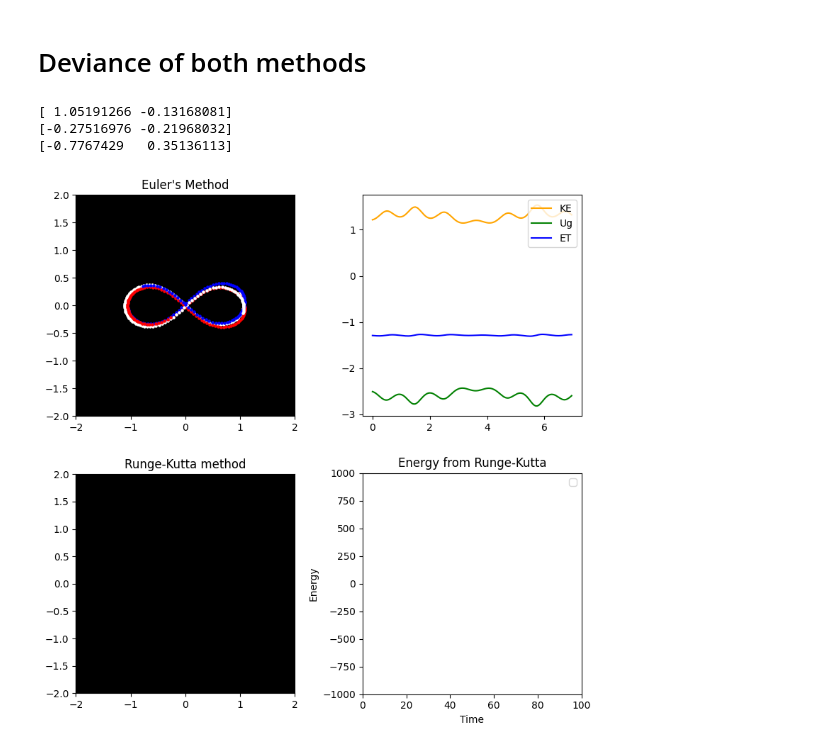
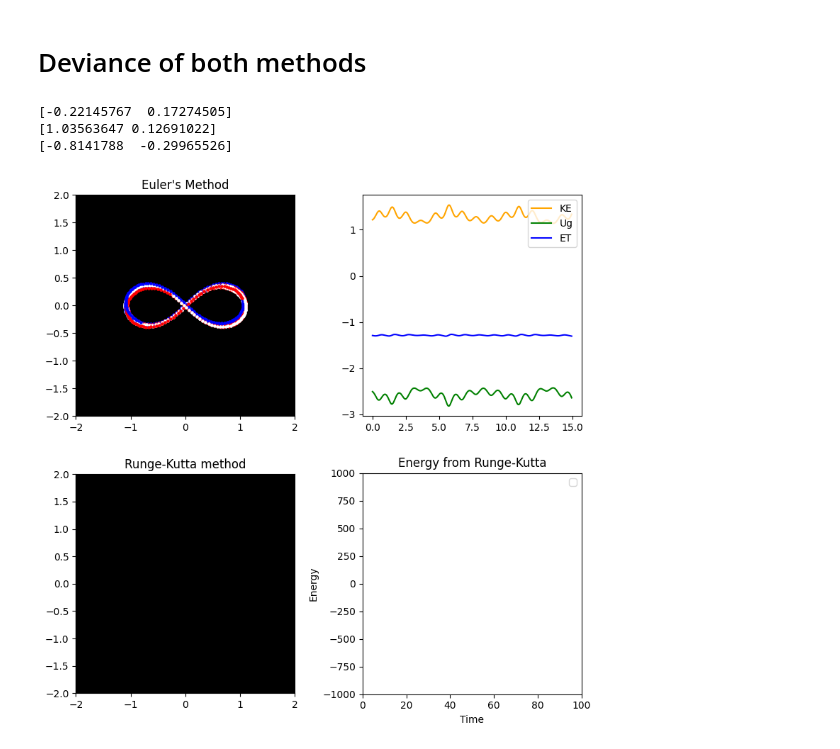
Before and after one commit to nowitskevin/CMSE202FinalProject, a Jupyter notebook: Value_Deviance.ipynb, the cells around one changed output. Saved outputs shown, nothing was run; the diff lists cells and outputs as text; code cells hidden in the pictures.

```diff
--- a/Value_Deviance.ipynb
+++ b/Value_Deviance.ipynb
@@ -133,38 +133,38 @@ def animate(planet1, planet2, planet3, dt, iterations):
         Kt = KE([planet1, planet2, planet3])
         Ut = U([planet1, planet2, planet3])
         kinetic.append(Kt)
         potential.append(Ut)
 
         # Update plots
         ax2.clear()
         ax2.plot(np.arange(iteration + 1) * dt, kinetic, label='KE', c='orange')
         ax2.plot(np.arange(iteration + 1) * dt, potential, label='Ug', c='g')
         ax2.plot(np.arange(iteration + 1) * dt, np.array(kinetic) + np.array(potential), label='ET', c='b')
         ax2.legend(loc='upper right')
 
         display(fig)
         clear_output(wait=True)
         time.sleep(0.01)
 
     plt.close()
 
     # Convert the position lists to numpy arrays for easier manipulation
     planet1_positions = np.array(planet1_positions)
     planet2_positions = np.array(planet2_positions)
     planet3_positions = np.array(planet3_positions)
 
     return planet1_positions, planet2_positions, planet3_positions
 
 sun = Planet(1, (0.970, 0.243), radius=0.1, v=[0.466, -0.4320])
 mars = Planet(1, (-0.970, -0.243), radius=0.1, v=[0.466, -0.432])
 moon = Planet(1, (0.0, 0.0), radius=0.1, v=[-2 * 0.466, 2 * 0.432])
 
-e1, e2, e3 = animate(sun, mars, moon, 0.05, 140)
+e1, e2, e3 = animate(sun, mars, moon, 0.05, 300)
 # %% [output]
-[ 1.05191266 -0.13168081]
-[-0.27516976 -0.21968032]
-[-0.7767429   0.35136113]
+[-0.22145767  0.17274505]
+[1.03563647 0.12691022]
+[-0.8141788  -0.29965526]
-[figure, old version]
+[figure, new version]
 # %%
 import numpy as np
 import matplotlib.pyplot as plt
```
Also changed, not shown: parts of 19 cells of this notebook, 1 other file.
